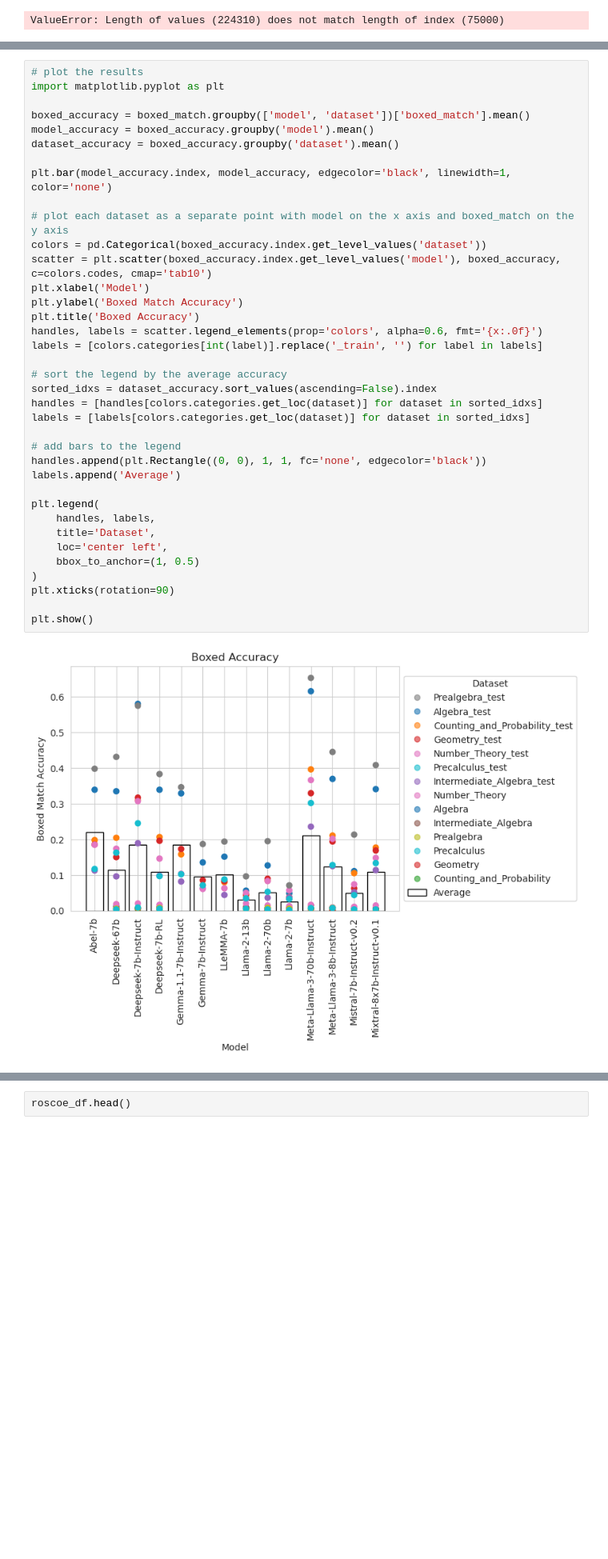
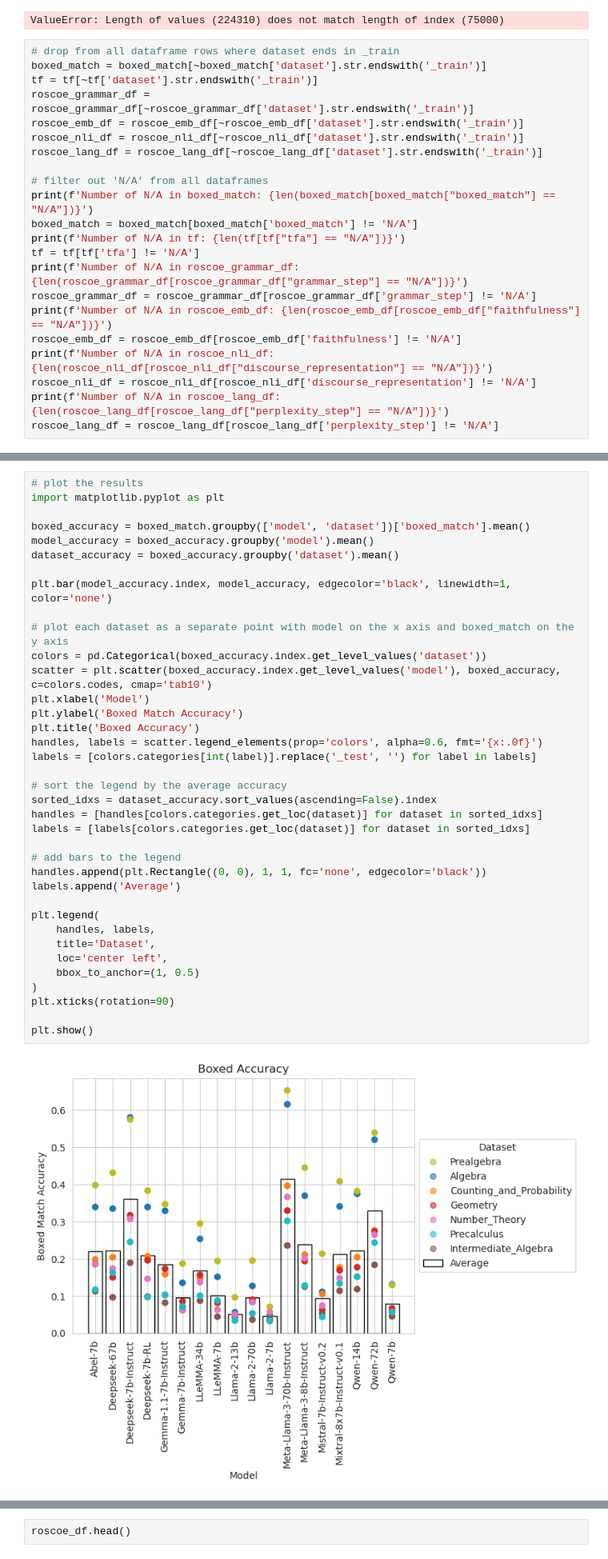
Before and after one commit to kaifronsdal/TheoremSense, a Jupyter notebook: theoremsense/explore_metrics.ipynb, the cells around one changed output, grey strips where cells are left out. Shown at 80% size. Cells and saved outputs as stored; diff of their text form; blank space fills up the shorter version.

```diff
--- a/theoremsense/explore_metrics.ipynb
+++ b/theoremsense/explore_metrics.ipynb
@@ -201,3 +236,25 @@ xcomet_df['i'] = results['i'].values
 xcomet_df.head()
 # %% [output]
 ValueError: Length of values (224310) does not match length of index (75000)
+# %%
+# drop from all dataframe rows where dataset ends in _train
+boxed_match = boxed_match[~boxed_match['dataset'].str.endswith('_train')]
+tf = tf[~tf['dataset'].str.endswith('_train')]
+roscoe_grammar_df = roscoe_grammar_df[~roscoe_grammar_df['dataset'].str.endswith('_train')]
+roscoe_emb_df = roscoe_emb_df[~roscoe_emb_df['dataset'].str.endswith('_train')]
+roscoe_nli_df = roscoe_nli_df[~roscoe_nli_df['dataset'].str.endswith('_train')]
+roscoe_lang_df = roscoe_lang_df[~roscoe_lang_df['dataset'].str.endswith('_train')]
+
+# filter out 'N/A' from all dataframes
+print(f'Number of N/A in boxed_match: {len(boxed_match[boxed_match["boxed_match"] == "N/A"])}')
+boxed_match = boxed_match[boxed_match['boxed_match'] != 'N/A']
+print(f'Number of N/A in tf: {len(tf[tf["tfa"] == "N/A"])}')
+tf = tf[tf['tfa'] != 'N/A']
+print(f'Number of N/A in roscoe_grammar_df: {len(roscoe_grammar_df[roscoe_grammar_df["grammar_step"] == "N/A"])}')
+roscoe_grammar_df = roscoe_grammar_df[roscoe_grammar_df['grammar_step'] != 'N/A']
+print(f'Number of N/A in roscoe_emb_df: {len(roscoe_emb_df[roscoe_emb_df["faithfulness"] == "N/A"])}')
+roscoe_emb_df = roscoe_emb_df[roscoe_emb_df['faithfulness'] != 'N/A']
+print(f'Number of N/A in roscoe_nli_df: {len(roscoe_nli_df[roscoe_nli_df["discourse_representation"] == "N/A"])}')
+roscoe_nli_df = roscoe_nli_df[roscoe_nli_df['discourse_representation'] != 'N/A']
+print(f'Number of N/A in roscoe_lang_df: {len(roscoe_lang_df[roscoe_lang_df["perplexity_step"] == "N/A"])}')
+roscoe_lang_df = roscoe_lang_df[roscoe_lang_df['perplexity_step'] != 'N/A']
@@ -211,32 +275,32 @@ dataset_accuracy = boxed_accuracy.groupby('dataset').mean()
 
 plt.bar(model_accuracy.index, model_accuracy, edgecolor='black', linewidth=1, color='none')
 
 # plot each dataset as a separate point with model on the x axis and boxed_match on the y axis
 colors = pd.Categorical(boxed_accuracy.index.get_level_values('dataset'))
 scatter = plt.scatter(boxed_accuracy.index.get_level_values('model'), boxed_accuracy, c=colors.codes, cmap='tab10')
 plt.xlabel('Model')
 plt.ylabel('Boxed Match Accuracy')
 plt.title('Boxed Accuracy')
 handles, labels = scatter.legend_elements(prop='colors', alpha=0.6, fmt='{x:.0f}')
-labels = [colors.categories[int(label)].replace('_train', '') for label in labels]
+labels = [colors.categories[int(label)].replace('_test', '') for label in labels]
 
 # sort the legend by the average accuracy
 sorted_idxs = dataset_accuracy.sort_values(ascending=False).index
 handles = [handles[colors.categories.get_loc(dataset)] for dataset in sorted_idxs]
 labels = [labels[colors.categories.get_loc(dataset)] for dataset in sorted_idxs]
 
 # add bars to the legend
 handles.append(plt.Rectangle((0, 0), 1, 1, fc='none', edgecolor='black'))
 labels.append('Average')
 
 plt.legend(
     handles, labels,
     title='Dataset',
     loc='center left',
     bbox_to_anchor=(1, 0.5)
 )
 plt.xticks(rotation=90)
 
 plt.show()
 # %% [output]
-[figure, old version]
+[figure, new version]
```
Also changed, not shown: parts of 32 cells of this notebook, 6 other files.
